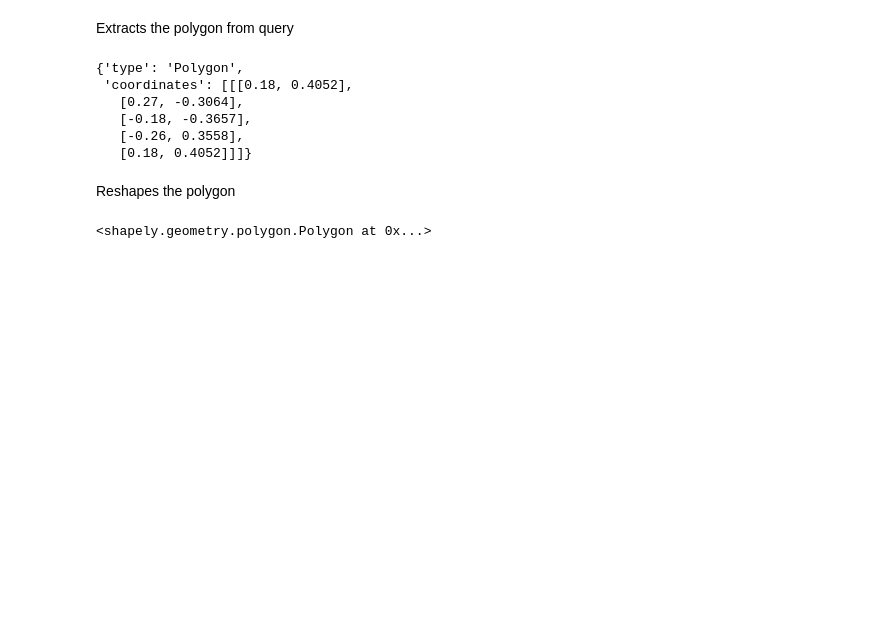
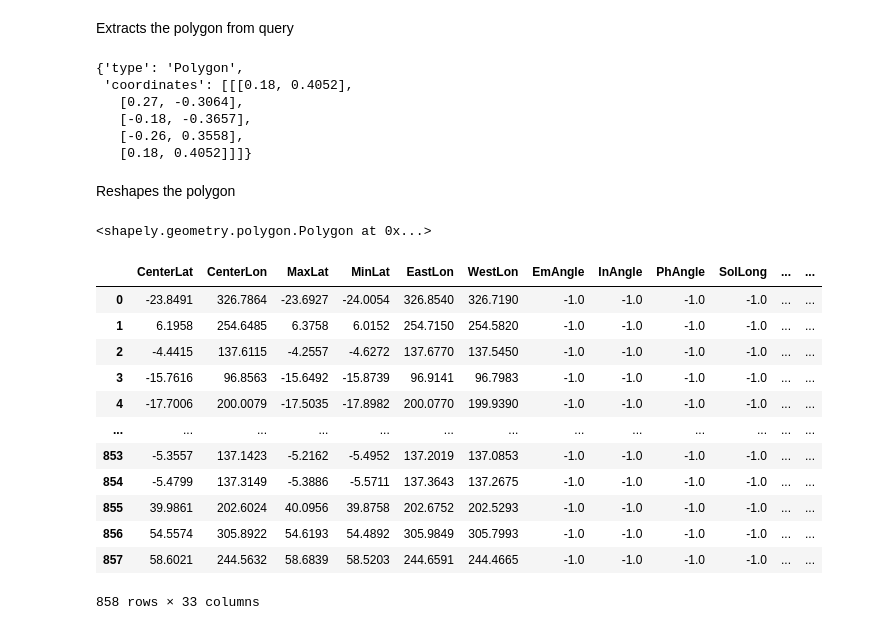
Before and after one commit to canyetismis/202206-AP1, a Jupyter notebook: code/test-notebook.ipynb, the cells around one changed output. Drawn from its saved outputs; the diff is of its cells as text; code cells hidden in the pictures; blank space fills up the shorter version.

```diff
--- a/code/test-notebook.ipynb
+++ b/code/test-notebook.ipynb
@@ -67,3 +67,20 @@ Reshapes the polygon
 shape(poly)
 # %% [output]
 <shapely.geometry.polygon.Polygon at 0x...>
+# %%
+data = gpd.read_file('./data/mars_mro_hirise_dtm_c0a/mars_mro_hirise_dtm_c0a.shp')
+data
+# %% [output]
+|  | CenterLat | CenterLon | MaxLat | MinLat | EastLon | WestLon | EmAngle | InAngle | PhAngle | SolLong | ... | ... |
+| 0 | -23.8491 | 326.7864 | -23.6927 | -24.0054 | 326.8540 | 326.7190 | -1.0 | -1.0 | -1.0 | -1.0 | ... | ... |
+| 1 | 6.1958 | 254.6485 | 6.3758 | 6.0152 | 254.7150 | 254.5820 | -1.0 | -1.0 | -1.0 | -1.0 | ... | ... |
+| 2 | -4.4415 | 137.6115 | -4.2557 | -4.6272 | 137.6770 | 137.5450 | -1.0 | -1.0 | -1.0 | -1.0 | ... | ... |
+| 3 | -15.7616 | 96.8563 | -15.6492 | -15.8739 | 96.9141 | 96.7983 | -1.0 | -1.0 | -1.0 | -1.0 | ... | ... |
+| 4 | -17.7006 | 200.0079 | -17.5035 | -17.8982 | 200.0770 | 199.9390 | -1.0 | -1.0 | -1.0 | -1.0 | ... | ... |
+| ... | ... | ... | ... | ... | ... | ... | ... | ... | ... | ... | ... | ... |
+| 853 | -5.3557 | 137.1423 | -5.2162 | -5.4952 | 137.2019 | 137.0853 | -1.0 | -1.0 | -1.0 | -1.0 | ... | ... |
+| 854 | -5.4799 | 137.3149 | -5.3886 | -5.5711 | 137.3643 | 137.2675 | -1.0 | -1.0 | -1.0 | -1.0 | ... | ... |
+| 855 | 39.9861 | 202.6024 | 40.0956 | 39.8758 | 202.6752 | 202.5293 | -1.0 | -1.0 | -1.0 | -1.0 | ... | ... |
+| 856 | 54.5574 | 305.8922 | 54.6193 | 54.4892 | 305.9849 | 305.7993 | -1.0 | -1.0 | -1.0 | -1.0 | ... | ... |
+| 857 | 58.6021 | 244.5632 | 58.6839 | 58.5203 | 244.6591 | 244.4665 | -1.0 | -1.0 | -1.0 | -1.0 | ... | ... |
+858 rows × 33 columns
```
Also changed, not shown: 4 other files.
